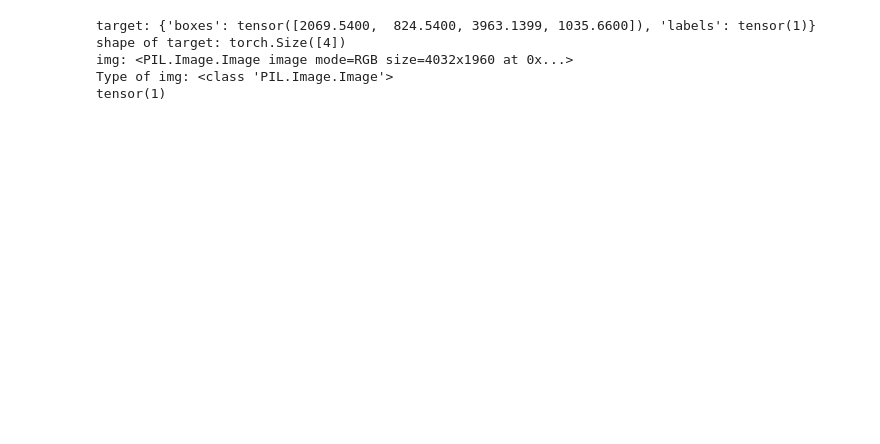
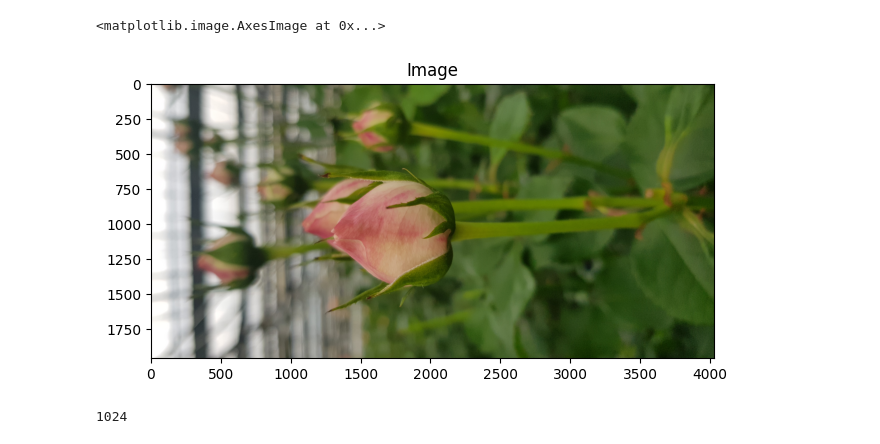
Before and after one commit to POSIO-IN9/model_dev, a Jupyter notebook: image_detection_pj.ipynb, the cells around one changed output. Saved outputs shown, nothing was run; the diff lists cells and outputs as text; code cells hidden in the pictures; blank space fills up the shorter version.

```diff
--- a/image_detection_pj.ipynb
+++ b/image_detection_pj.ipynb
@@ -94,21 +1,18 @@ class pr_Dataset(torch.utils.data.Dataset):
-# %%
-folder_path = "./Dataset"
-# 데이터셋 객체 생성
-dataset1 = pr_Dataset(folder_path)
-
-# 데이터셋의 첫 번째 샘플에 대한 타겟 정보 확인
-sample_img, sample_target = dataset1[10]
-# 타겟의 모양과 유형을 출
-print("target:", sample_target)
-print("shape of target:", sample_target['boxes'].shape)
-
-print("img:", sample_img)
-print("Type of img:", type(sample_img))
-
-print(sample_target["labels"])
-# %% [output]
-target: {'boxes': tensor([2069.5400,  824.5400, 3963.1399, 1035.6600]), 'labels': tensor(1)}
-shape of target: torch.Size([4])
-img: <PIL.Image.Image image mode=RGB size=4032x1960 at 0x...>
-Type of img: <class 'PIL.Image.Image'>
-tensor(1)
+# %%
+import matplotlib.pyplot as plt
+from torchvision.io import read_image
+
+
+image = read_image("C:/Users/user/Desktop/pj/noa/rose/rose_test/07_20201028_567392.jpg")
+# mask = read_image("data/PennFudanPed/PedMasks/FudanPed00046_mask.png")
+
+plt.figure(figsize=(16, 8))
+plt.subplot(121)
+plt.title("Image")
+plt.imshow(image.permute(1, 2, 0))
+# plt.subplot(122)
+# plt.title("Mask")
+# plt.imshow(mask.permute(1, 2, 0))
+# %% [output]
+<matplotlib.image.AxesImage at 0x...>
+[figure, added]
@@ -115,2 +228,6 @@ tensor(1)
+# %%
+print(in_features)
+# %% [output]
+1024
 # %%
 from torchvision.transforms import v2 as T
```
Also changed, not shown: parts of 19 cells of this notebook, 21 other files.
